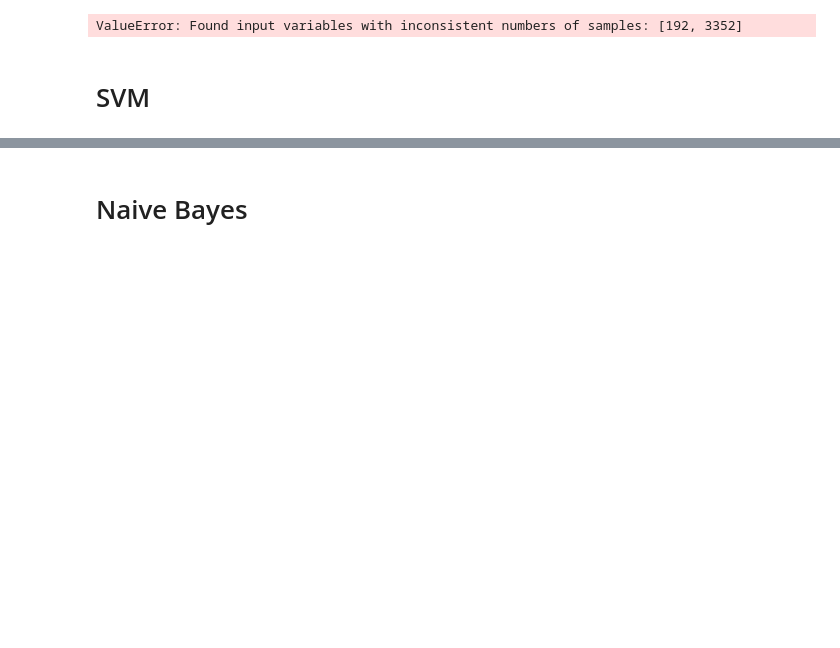
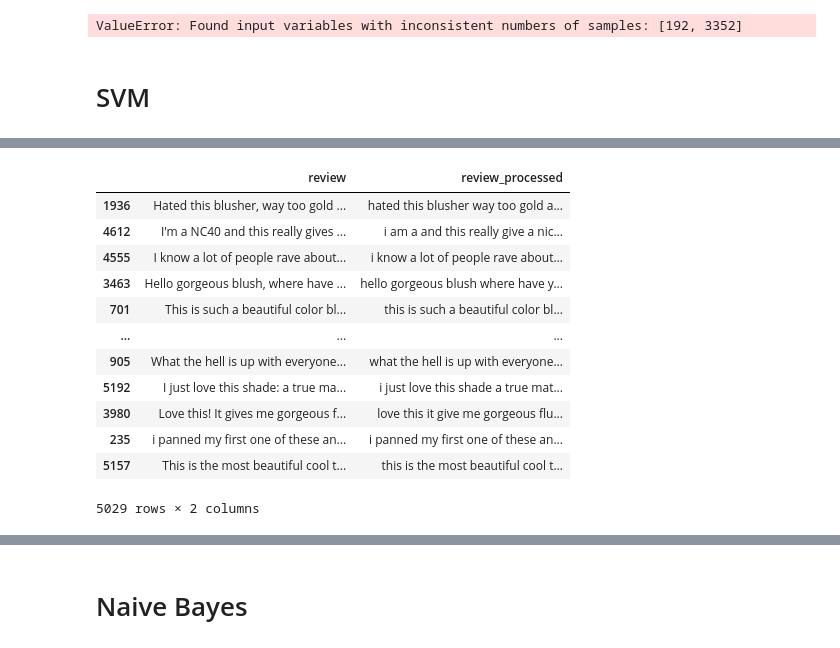
Before and after one commit to kohmin/makeupreviews, a Jupyter notebook: Model Building.ipynb, the cells around one changed output, grey strips where cells are left out. Saved outputs shown, nothing was run; the diff lists cells and outputs as text; code cells hidden in the pictures; blank space fills up the shorter version.

```diff
--- a/Model Building.ipynb
+++ b/Model Building.ipynb
@@ -471,0 +520,16 @@ y_pred_svm_proba = svm.predict_proba(X_test)[:, 1]
+# %%
+X_train[['review', 'review_processed']]
+# %% [output]
+|  | review | review_processed |
+| 1936 | Hated this blusher, way too gold ... | hated this blusher way too gold a... |
+| 4612 | I'm a NC40 and this really gives ... | i am a and this really give a nic... |
+| 4555 | I know a lot of people rave about... | i know a lot of people rave about... |
+| 3463 | Hello gorgeous blush, where have ... | hello gorgeous blush where have y... |
+| 701 | This is such a beautiful color bl... | this is such a beautiful color bl... |
+| ... | ... | ... |
+| 905 | What the hell is up with everyone... | what the hell is up with everyone... |
+| 5192 | I just love this shade: a true ma... | i just love this shade a true mat... |
+| 3980 | Love this! It gives me gorgeous f... | love this it give me gorgeous flu... |
+| 235 | i panned my first one of these an... | i panned my first one of these an... |
+| 5157 | This is the most beautiful cool t... | this is the most beautiful cool t... |
+5029 rows × 2 columns
```
Also changed, not shown: parts of 7 cells of this notebook.
